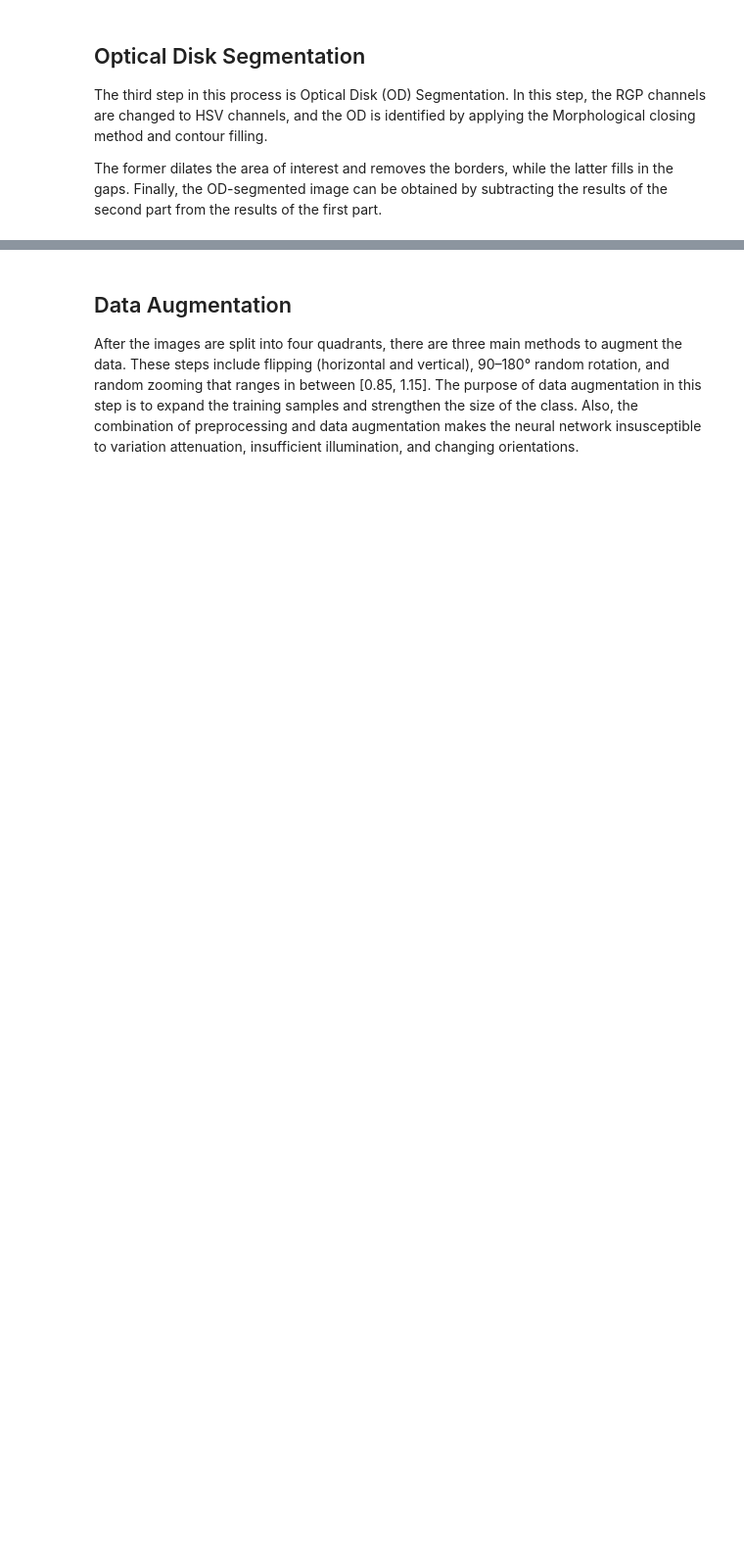
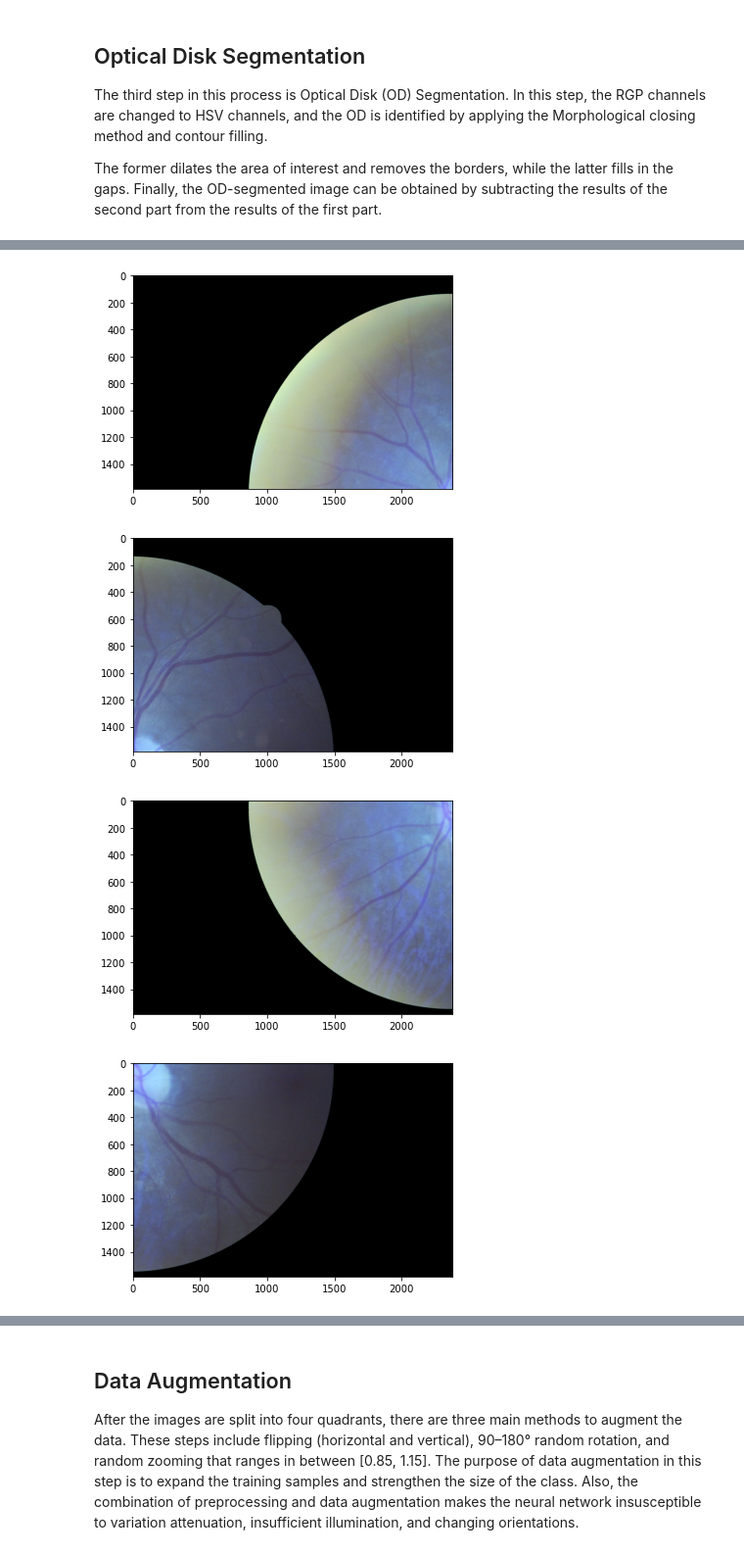
Before and after one commit to lykelly19/Computing-for-Health-and-Medicine-Final, a Jupyter notebook: DR Detection Group 9.ipynb, the cells around one changed output, grey strips where cells are left out. Shown at 98% size. Drawn from its saved outputs; the diff is of its cells as text; code cells hidden in the pictures; blank space fills up the shorter version.

```diff
--- a/DR Detection Group 9.ipynb
+++ b/DR Detection Group 9.ipynb
@@ -366,0 +379,40 @@ The next step is to divide the images into four quadrants so that it is easier t
+# %%
+# Source: https://neuraspike.com/blog/split-and-manipulate-pixels-opencv/
+
+# Load the image, get it's special dimensions (width and height),
+# Then display the original image to our screen
+image = cv2.imread('data/labeled_data/0/10_left.jpeg')
+(h, w) = image.shape[:2]
+cv2.imshow('Original', image)
+
+# compute the center coordinate of the image
+(cX, cY) = (w // 2, h // 2)
+
+# crop the image into four parts which will be labelled as
+# top left, top right, bottom left, and bottom right.
+topLeft = image[0:cY, 0:cX]
+topRight = image[0:cY, cX:w]
+bottomLeft = image[cY:h, 0:cX]
+bottomRight = image[cY:h, cX:w]
+
+# visualize the cropped regions
+
+plt.imshow(topLeft)
+plt.show()
+plt.imshow(topRight)
+plt.show()
+plt.imshow(bottomLeft)
+plt.show()
+plt.imshow(bottomRight)
+plt.show()
+
+# cv2.imshow("Top Left Corner", topLeft)
+# cv2.imshow("Top Right Corner", topRight)
+# cv2.imshow("Bottom Right Corner", bottomLeft)
+# cv2.imshow("Bottom Left Corner", bottomRight)
+# cv2.waitKey(0)
+# %% [output]
+[figure, added]
+[figure, added]
+[figure, added]
+[figure, added]
```
Also changed, not shown: parts of 22 cells of this notebook.
